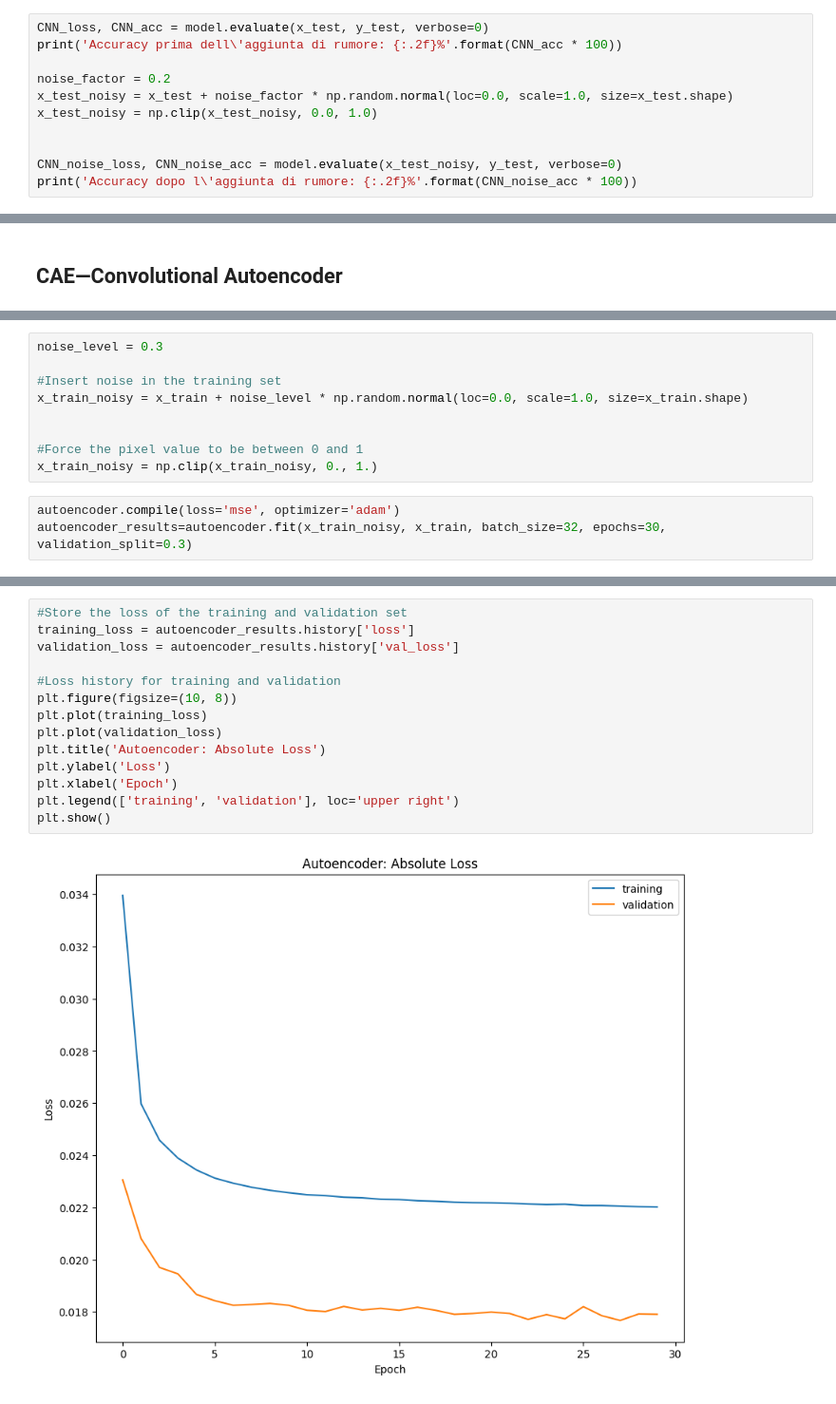
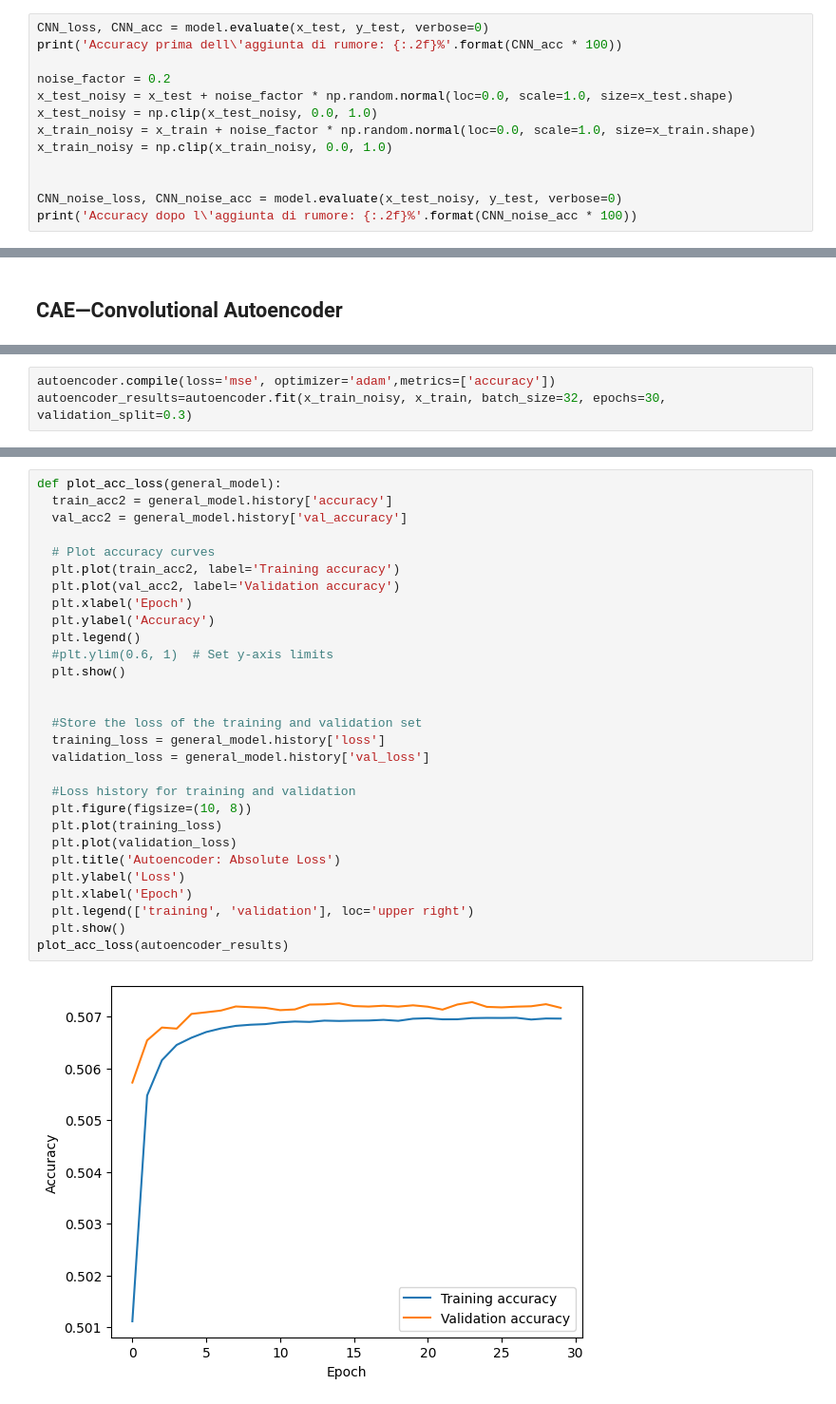
Before and after one commit to Lambru99/Fashion_MNIST_CNN, a Jupyter notebook: Definitivo1.ipynb, the cells around one changed output, grey strips where cells are left out. Shown: that part at 95% size. Cells and saved outputs as stored; diff of their text form.

```diff
--- a/Definitivo1.ipynb
+++ b/Definitivo1.ipynb
@@ -367,6 +367,8 @@ print('Accuracy prima dell\'aggiunta di rumore: {:.2f}%'.format(CNN_acc * 100))
 noise_factor = 0.2
 x_test_noisy = x_test + noise_factor * np.random.normal(loc=0.0, scale=1.0, size=x_test.shape)
 x_test_noisy = np.clip(x_test_noisy, 0.0, 1.0)
+x_train_noisy = x_train + noise_factor * np.random.normal(loc=0.0, scale=1.0, size=x_train.shape)
+x_train_noisy = np.clip(x_train_noisy, 0.0, 1.0)
 
 
 CNN_noise_loss, CNN_noise_acc = model.evaluate(x_test_noisy, y_test, verbose=0)
@@ -537,17 +551,8 @@ Total params: 21,185
 Trainable params: 21,185
 Non-trainable params: 0
 _________________________________________________________________
-# %%
-noise_level = 0.3
-
-#Insert noise in the training set
-x_train_noisy = x_train + noise_level * np.random.normal(loc=0.0, scale=1.0, size=x_train.shape)
-
-
-#Force the pixel value to be between 0 and 1
-x_train_noisy = np.clip(x_train_noisy, 0., 1.)
 # %%
-autoencoder.compile(loss='mse', optimizer='adam')
+autoencoder.compile(loss='mse', optimizer='adam',metrics=['accuracy'])
 autoencoder_results=autoencoder.fit(x_train_noisy, x_train, batch_size=32, epochs=30, validation_split=0.3)
 # %% [output]
 Epoch 1/30
@@ -570,16 +575,31 @@ Epoch 30/30
 # %%
-#Store the loss of the training and validation set
-training_loss = autoencoder_results.history['loss']
-validation_loss = autoencoder_results.history['val_loss']
+def plot_acc_loss(general_model):
+  train_acc2 = general_model.history['accuracy']
+  val_acc2 = general_model.history['val_accuracy']
 
-#Loss history for training and validation
-plt.figure(figsize=(10, 8))
-plt.plot(training_loss)
-plt.plot(validation_loss)
-plt.title('Autoencoder: Absolute Loss')
-plt.ylabel('Loss')
-plt.xlabel('Epoch')
-plt.legend(['training', 'validation'], loc='upper right')
-plt.show()
+  # Plot accuracy curves
+  plt.plot(train_acc2, label='Training accuracy')
+  plt.plot(val_acc2, label='Validation accuracy')
+  plt.xlabel('Epoch')
+  plt.ylabel('Accuracy')
+  plt.legend()
+  #plt.ylim(0.6, 1)  # Set y-axis limits
+  plt.show()
+
+
+  #Store the loss of the training and validation set
+  training_loss = general_model.history['loss']
+  validation_loss = general_model.history['val_loss']
+
+  #Loss history for training and validation
+  plt.figure(figsize=(10, 8))
+  plt.plot(training_loss)
+  plt.plot(validation_loss)
+  plt.title('Autoencoder: Absolute Loss')
+  plt.ylabel('Loss')
+  plt.xlabel('Epoch')
+  plt.legend(['training', 'validation'], loc='upper right')
+  plt.show()
+plot_acc_loss(autoencoder_results)
 # %% [output]
-[figure, old version]
+[figure, new version]
```
Also changed, not shown: parts of 26 cells of this notebook.
